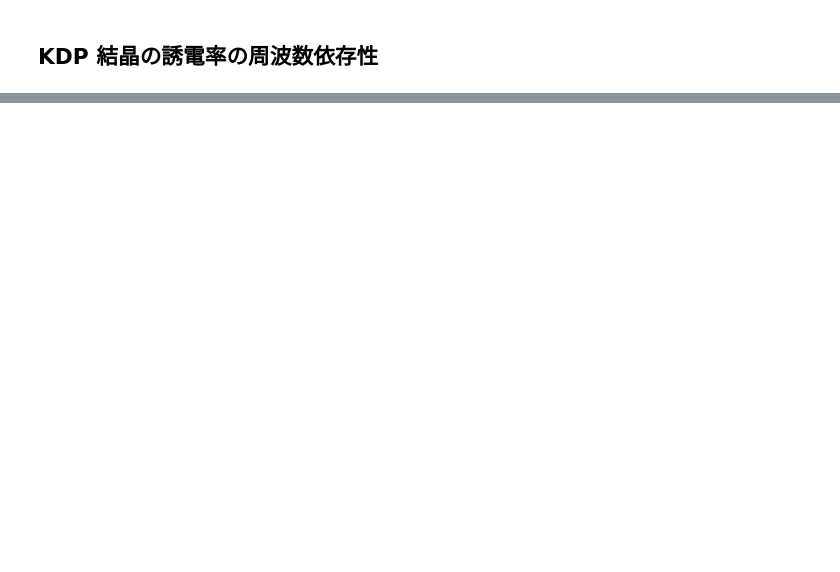
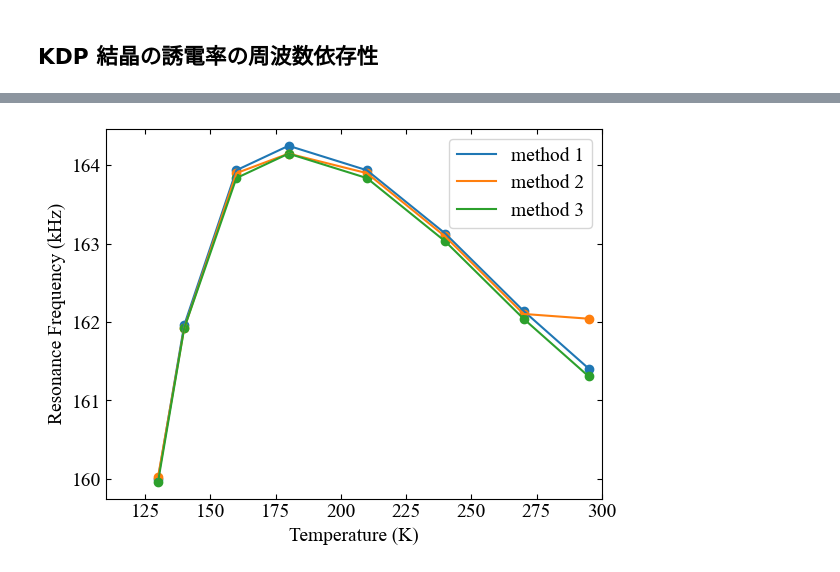
Before and after one commit to xiang-gong3944/----, a Jupyter notebook: 2024_10_25_強誘電体/data/2024_10_25.ipynb, the cells around one changed output, grey strips where cells are left out. Drawn from its saved outputs; the diff is of its cells as text; code cells hidden in the pictures; blank space fills up the shorter version.

```diff
--- a/2024_10_25_強誘電体/data/2024_10_25.ipynb
+++ b/2024_10_25_強誘電体/data/2024_10_25.ipynb
@@ -117,0 +229,12 @@ plt.plot(Temp, Frequency_res)
+# %%
+# 損失係数から来たもの
+EpD      = np.abs(Epsilon1 * Dissipation)
+
+# 共鳴周波数を誘電率の虚部が最大となる周波数として求める
+Frequency_res1 = np.array([])
+Frequency_res2 = np.array([])
+Frequency_res3 = np.array([])
+for i in range(nfile):
+    Frequency_res1 = np.append(Frequency_res1, Frequency[i][np.argmax(Epsilon2[i])])
+    Frequency_res2 = np.append(Frequency_res2, Frequency[i][np.argmax(Dissipation[i])])
+    Frequency_res3 = np.append(Frequency_res3, Frequency[i][np.argmax(EpD[i])])
@@ -117,0 +255,4 @@ plt.plot(Temp, Frequency_res)
+# %%
+plot_ResFrequancy(Temp, Frequency_res1+0.1, Frequency_res2, Frequency_res3)
+# %% [output]
+[figure, added]
```
Also changed, not shown: parts of 20 cells of this notebook, 3 other files.
